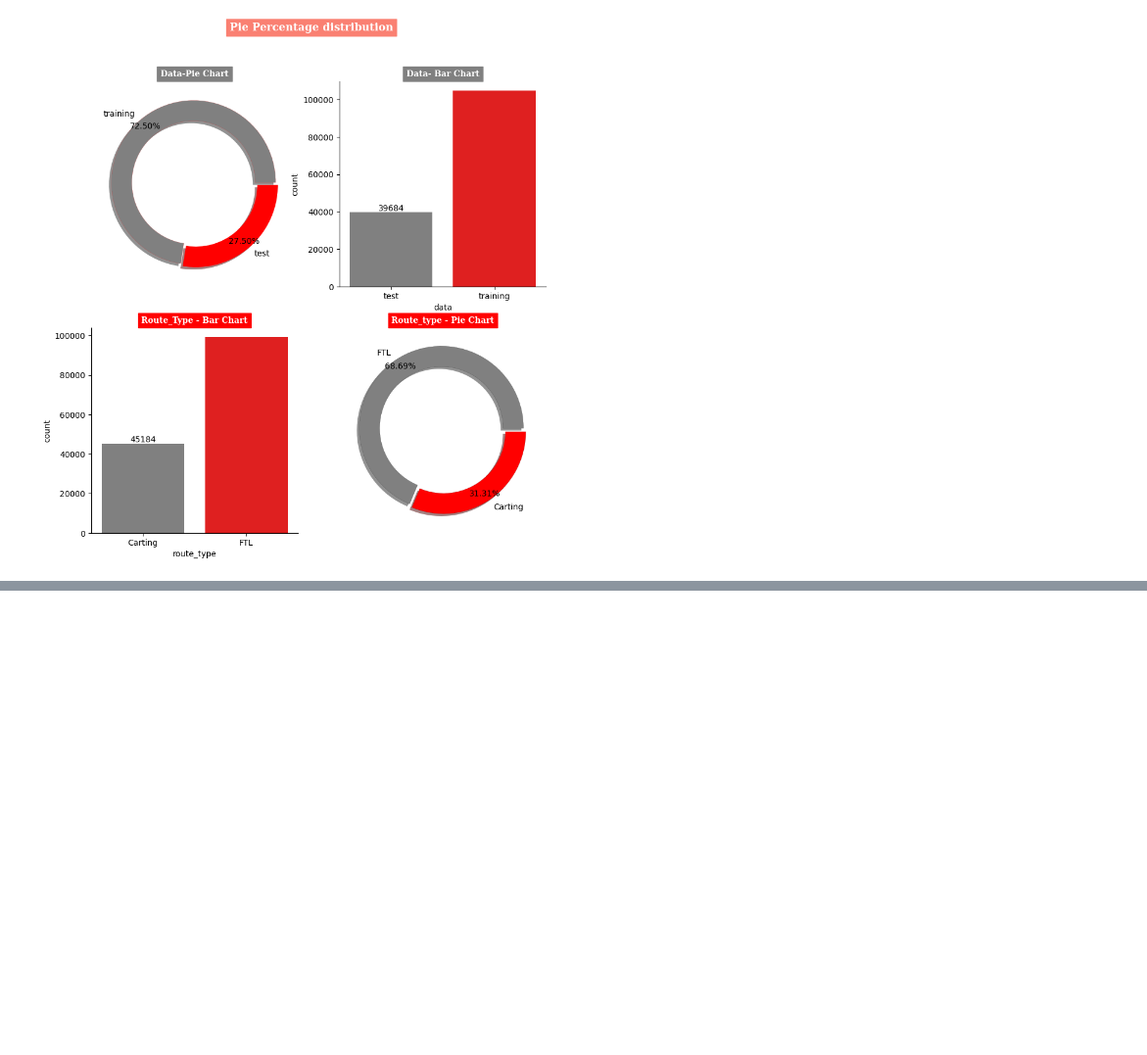
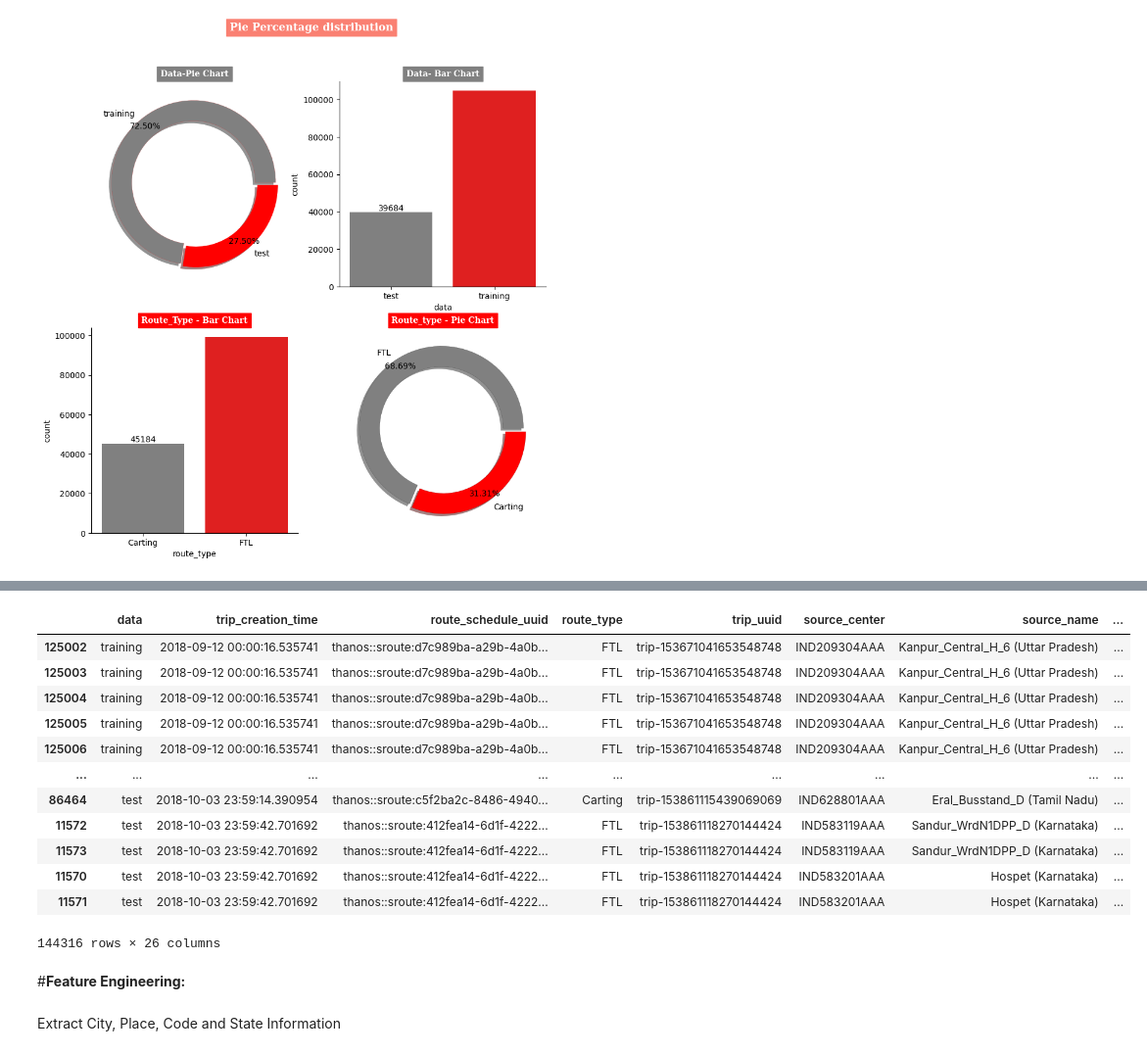
Before and after one commit to sr606/Python-Practice, a Jupyter notebook: Business_Case_Delhivery_Feature_Engineering.ipynb, the cells around one changed output, grey strips where cells are left out. Shown at 98% size. Cells and saved outputs as stored; diff of their text form; code cells hidden in the pictures; blank space fills up the shorter version.

```diff
--- a/Business_Case_Delhivery_Feature_Engineering.ipynb
+++ b/Business_Case_Delhivery_Feature_Engineering.ipynb
@@ -448,0 +463,31 @@ plt.show()
+# %%
+df['segment_key']=df.apply(lambda x:"#".join([x['trip_uuid'],x['source_center'],x['destination_center']]), axis=1)
+# %%
+df['segment_actual_time_cumsum']=df.groupby('segment_key')['segment_actual_time'].transform(lambda x:x.cumsum())
+
+df['segment_osrm_time_cumsum']=df.groupby('segment_key')['segment_osrm_time'].transform(lambda x:x.cumsum())
+
+df['segment_osrm_distance_cumsum']=df.groupby('segment_key')['segment_osrm_distance'].transform(lambda x:x.cumsum())
+# %%
+df['segment_actual_time_sum']=df.groupby('segment_key')['segment_actual_time_cumsum'].transform(lambda x:x.iloc[-1])
+df['segment_osrm_time_sum']=df.groupby('segment_key')['segment_osrm_time_cumsum'].transform(lambda x:x.iloc[-1])
+df['segment_osrm_distance_sum']=df.groupby('segment_key')['segment_osrm_distance_cumsum'].transform(lambda x:x.iloc[-1])
+# %%
+df=df.sort_values(by=['segment_key','od_end_time'])
+df
+# %% [output]
+|  | data | trip_creation_time | route_schedule_uuid | route_type | trip_uuid | source_center | source_name | ... |
+| 125002 | training | 2018-09-12 00:00:16.535741 | thanos::sroute:d7c989ba-a29b-4a0b... | FTL | trip-153671041653548748 | IND209304AAA | Kanpur_Central_H_6 (Uttar Pradesh) | ... |
+| 125003 | training | 2018-09-12 00:00:16.535741 | thanos::sroute:d7c989ba-a29b-4a0b... | FTL | trip-153671041653548748 | IND209304AAA | Kanpur_Central_H_6 (Uttar Pradesh) | ... |
+| 125004 | training | 2018-09-12 00:00:16.535741 | thanos::sroute:d7c989ba-a29b-4a0b... | FTL | trip-153671041653548748 | IND209304AAA | Kanpur_Central_H_6 (Uttar Pradesh) | ... |
+| 125005 | training | 2018-09-12 00:00:16.535741 | thanos::sroute:d7c989ba-a29b-4a0b... | FTL | trip-153671041653548748 | IND209304AAA | Kanpur_Central_H_6 (Uttar Pradesh) | ... |
+| 125006 | training | 2018-09-12 00:00:16.535741 | thanos::sroute:d7c989ba-a29b-4a0b... | FTL | trip-153671041653548748 | IND209304AAA | Kanpur_Central_H_6 (Uttar Pradesh) | ... |
+| ... | ... | ... | ... | ... | ... | ... | ... | ... |
+| 86464 | test | 2018-10-03 23:59:14.390954 | thanos::sroute:c5f2ba2c-8486-4940... | Carting | trip-153861115439069069 | IND628801AAA | Eral_Busstand_D (Tamil Nadu) | ... |
+| 11572 | test | 2018-10-03 23:59:42.701692 | thanos::sroute:412fea14-6d1f-4222... | FTL | trip-153861118270144424 | IND583119AAA | Sandur_WrdN1DPP_D (Karnataka) | ... |
+| 11573 | test | 2018-10-03 23:59:42.701692 | thanos::sroute:412fea14-6d1f-4222... | FTL | trip-153861118270144424 | IND583119AAA | Sandur_WrdN1DPP_D (Karnataka) | ... |
+| 11570 | test | 2018-10-03 23:59:42.701692 | thanos::sroute:412fea14-6d1f-4222... | FTL | trip-153861118270144424 | IND583201AAA | Hospet (Karnataka) | ... |
+| 11571 | test | 2018-10-03 23:59:42.701692 | thanos::sroute:412fea14-6d1f-4222... | FTL | trip-153861118270144424 | IND583201AAA | Hospet (Karnataka) | ... |
+144316 rows × 26 columns
+# %% [markdown]
+#**Feature Engineering:**
@@ -448,0 +496,2 @@ plt.show()
+# %% [markdown]
+Extract City, Place, Code and State Information
```
Also changed, not shown: parts of 15 cells of this notebook.
